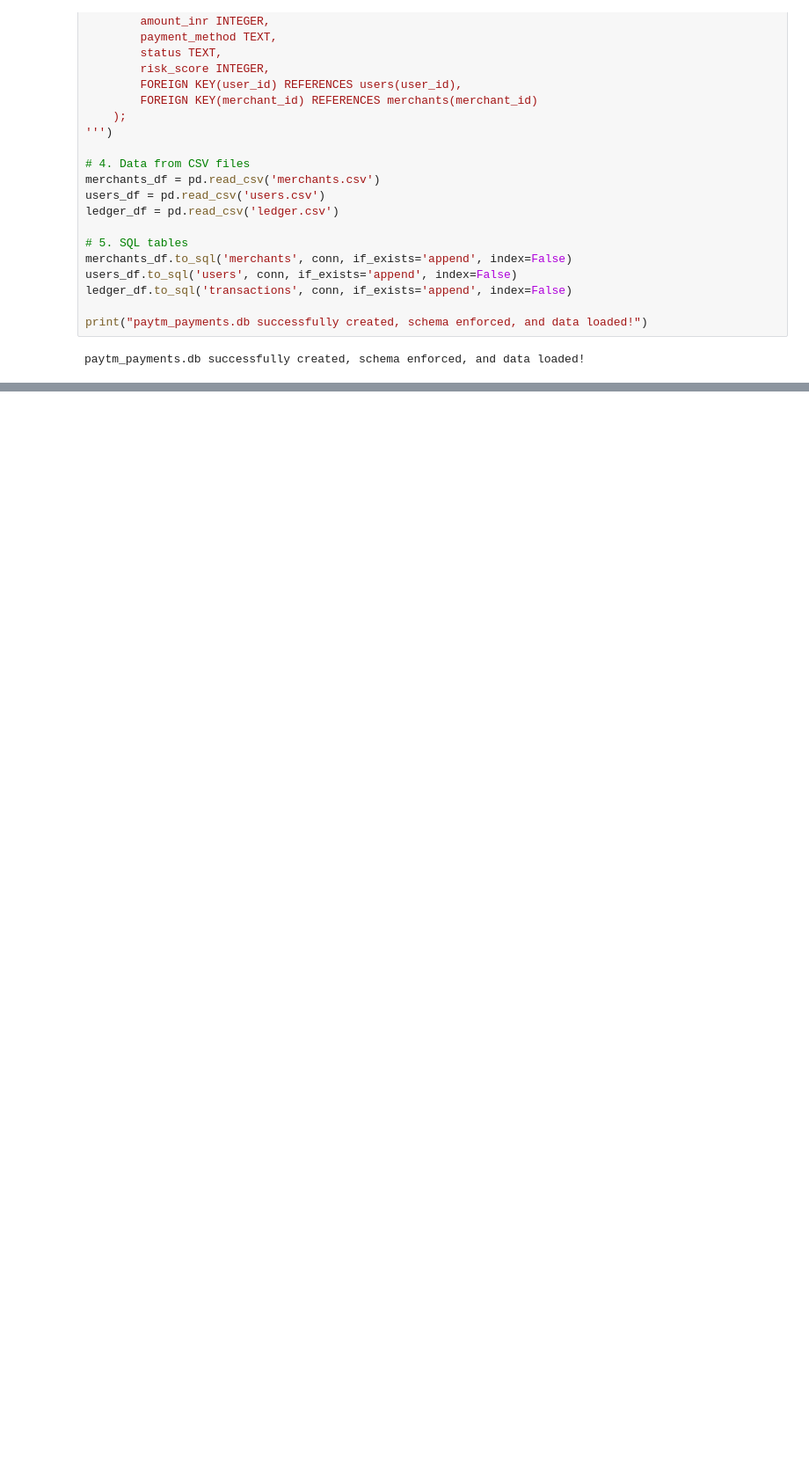
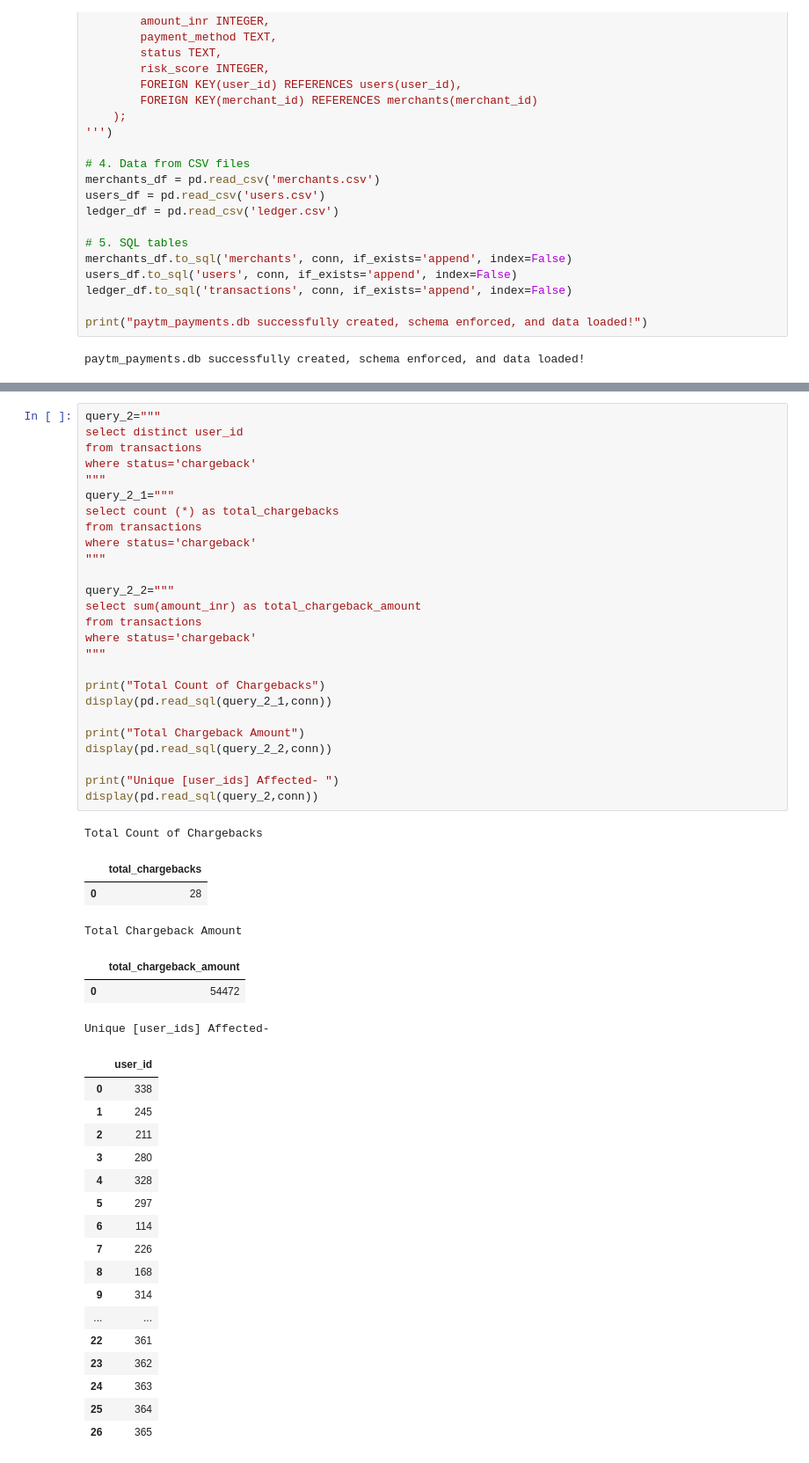
Before and after one commit to IIIIIGamerWord/Capstone_Project_BITSOM_FinTech_AI, a Jupyter notebook: payments_fraud_analytics/paytm_payments_jupyter_nb.ipynb, the cells around one changed output, grey strips where cells are left out. Shown at 88% size. Saved outputs shown, nothing was run; the diff lists cells and outputs as text; blank space fills up the shorter version.

```diff
--- a/payments_fraud_analytics/paytm_payments_jupyter_nb.ipynb
+++ b/payments_fraud_analytics/paytm_payments_jupyter_nb.ipynb
@@ -80,0 +79,51 @@ Successfully installed ipython-genutils-0.2.0 ipython-sql-0.5.0 prettytable-3.18
+# %%
+query_2="""
+select distinct user_id
+from transactions
+where status='chargeback'
+"""
+query_2_1="""
+select count (*) as total_chargebacks
+from transactions
+where status='chargeback'
+"""
+
+query_2_2="""
+select sum(amount_inr) as total_chargeback_amount
+from transactions
+where status='chargeback'
+"""
+
+print("Total Count of Chargebacks")
+display(pd.read_sql(query_2_1,conn))
+
+print("Total Chargeback Amount")
+display(pd.read_sql(query_2_2,conn))
+
+print("Unique [user_ids] Affected- ")
+display(pd.read_sql(query_2,conn))
+# %% [output]
+Total Count of Chargebacks
+|  | total_chargebacks |
+| 0 | 28 |
+Total Chargeback Amount
+|  | total_chargeback_amount |
+| 0 | 54472 |
+Unique [user_ids] Affected-
+|  | user_id |
+| 0 | 338 |
+| 1 | 245 |
+| 2 | 211 |
+| 3 | 280 |
+| 4 | 328 |
+| 5 | 297 |
+| 6 | 114 |
+| 7 | 226 |
+| 8 | 168 |
+| 9 | 314 |
+| ... | ... |
+| 22 | 361 |
+| 23 | 362 |
+| 24 | 363 |
+| 25 | 364 |
+| 26 | 365 |
```
Also changed, not shown: parts of 7 cells of this notebook, 10 other files.
